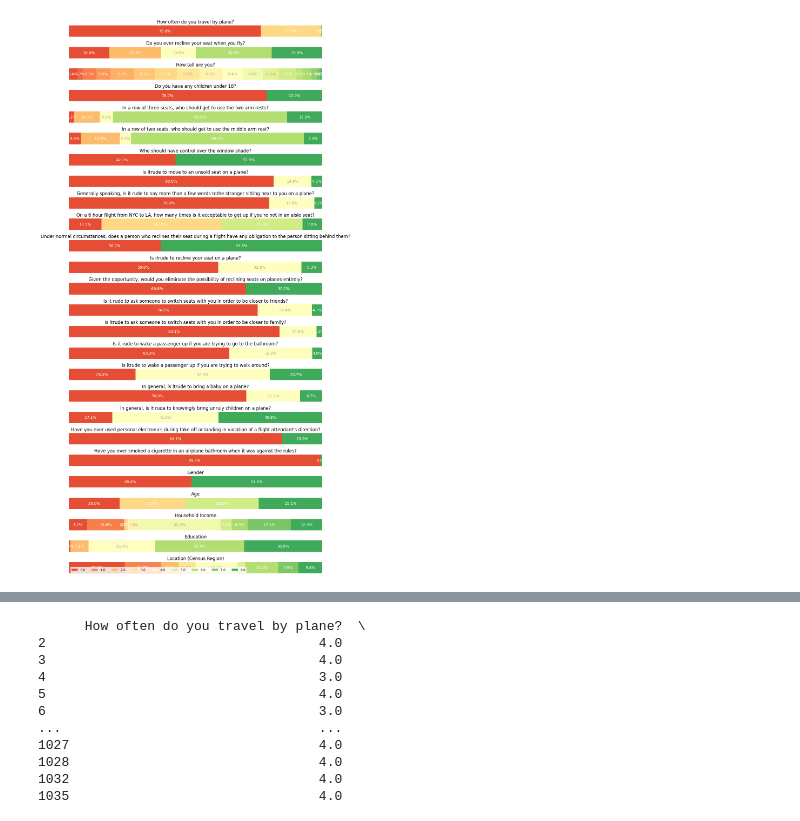
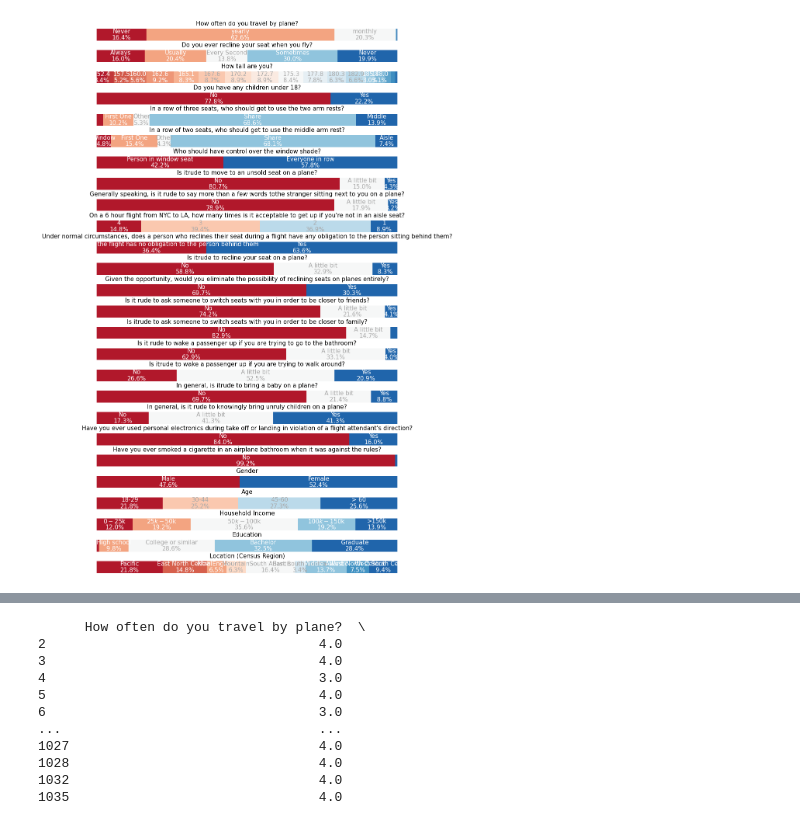
Before and after one commit to mloenker/flying-etiquette-data-lit, a Jupyter notebook: data_visualisation.ipynb, the cells around one changed output, grey strips where cells are left out. Drawn from its saved outputs; the diff is of its cells as text; code cells hidden in the pictures.

Commit message:
Bar Chart Update and required files

```diff
--- a/data_visualisation.ipynb
+++ b/data_visualisation.ipynb
@@ -4,5 +4,6 @@ import pandas as pd
 import matplotlib.pyplot as plt
 import seaborn as sns
 
-df = pd.read_csv('coded_final.csv')
+df = pd.read_csv('coded.csv')
+#df = df.dropna()
 #df = pd.read_csv('flying-etiquette.csv')
@@ -41,10 +10,33 @@ TypeError: can only concatenate str (not "float") to str
+# %%
+from features_trans_back import features_trans_back_shortened as features_trans_back
+for column in df.columns:
+    try:
+        features_trans_back(column)
+    except:
+        print(column, 'failed')
 # %%
 import numpy as np
 import matplotlib.pyplot as plt
 
-def adapted_survey(axes, question, answers, category_names, index):
+def adapted_survey(axes, question, answers, category_names, index, percentage_threshold=3, text_size=11):
     """
     Adapted survey function to handle variable number of answers per question and plot on a given axis.
+
+    Parameters:
+    - axes: matplotlib.axes.Axes
+        The axes array to plot the graph.
+    - question: str
+        The question label.
+    - answers: pandas.Series
+        A series of answers for the question.
+    - category_names: list of str
+        The category labels for this specific question.
+    - index: int
+        The index of the current question.
+    - percentage_threshold: float, optional (default=3)
+        The threshold below which percentage values will not be displayed.
+    - text_size: int, optional (default=12)
+        The font size for the text in the plot.
     """
     # Count the frequency of each answer and ensure the order is numerical
     answer_counts = answers.value_counts().reindex(category_names, fill_value=0).sort_index()
@@ -53,11 +45,13 @@ def adapted_survey(axes, question, answers, category_names, index):
     # Prepare data for plotting
     data = np.array(answer_counts)
     data_cum = data.cumsum()
-    category_colors = plt.get_cmap('RdYlGn')(np.linspace(0.15, 0.85, len(category_names)))
+
+    # Get a color map with a color for NaN values
+    category_colors = plt.get_cmap('RdBu')(np.linspace(0.1, 0.9, len(category_names) -1))  # Add 1 for NaN
 
     ax = axes[index] if len(axes) > 1 else axes
     ax.invert_xaxis()
-    ax.set_ylim(-0.25, 0.25)  # Makes bars thinner
+    ax.set_ylim(-0.15, 0.15)  # Makes bars thinner
     ax.yaxis.set_visible(False)
     ax.set_xlim(0, np.max(data_cum))
     ax.tick_params(axis='x', which='both', bottom=False, top=False, labelbottom=False)
@@ -66,43 +60,62 @@ def adapted_survey(axes, question, answers, category_names, index):
     for spine in ax.spines.values():
         spine.set_visible(False)
 
     # Set and adjust the position of the title
-    ax.set_title(question, loc='center')
+    ax.set_title(question, loc='center', fontsize=text_size)  # Adjust title font size
     ax.title.set_position([.5, 1.02])  # Further adjust title position
 
     for i, (colname, color) in enumerate(zip(category_names, category_colors)):
-        width = data[i]
+        # Filter out NaN values for the current category
+        filtered_answers = answers[answers.notna()]
+
+        width = filtered_answers[filtered_answers == colname].count()
         start = data_cum[i] - width
         ax.barh([question], width, left=start, height=0.5, label=colname, color=color)
 
         # Calculate and format the percentage
         percentage = (width / total_answers) * 100
-        text = f'{percentage:.1f}%'  # Format to 1 decimal place
+
+        # Display percentage values only if they are above the threshold
+        if percentage >= percentage_threshold:
+            text_percentage = f'{percentage:.1f}%'  # Format the percentage
+            try:
+                text_answer = features_trans_back(question).get(colname, colname)  # Get the text from the dictionary
+            except:
+                text_answer = colname  # Answer text
+            #text_answer = colname
+        else:
+            text_percentage = ''  # Hide the percentage text
+            text_answer = ''  # Hide the answer text
 
         r, g, b, _ = color
         text_color = 'white' if r * g * b < 0.5 else 'darkgrey'
-        ax.text(start + width / 2, 0, text, ha='center', va='center', color=text_color)
 
-    if index == len(axes) - 1:  # Add legend only once
-        ax.legend(ncol=len(category_names), bbox_to_anchor=(0, -0.1), loc='lower left', fontsize='small')
+        # Position the text inside the bar with reduced gap
+        text_x = start + width / 2
+        text_y_percentage = -0.08  # Adjust this value to control the gap between percentage and bar
+        text_y_answer = 0.08  # Adjust this value to control the gap between answer and bar
+        ax.text(text_x, text_y_percentage, text_percentage, ha='center', va='center', color=text_color, fontsize=text_size)  # Adjust font size
+
+        # Only display answer text if percentage text is displayed
+        if text_percentage:
+            ax.text(text_x, text_y_answer, text_answer, ha='center', va='center', color=text_color, fontsize=text_size)  # Adjust font size
 
 # Usage with your DataFrame
 question_columns = [column for column in df.columns if column not in ['RespondentID']]
 total_questions = len(question_columns)
 
 # Adjust the height of each subplot here
-subplot_height = 0.8  # Decrease this value to reduce vertical spacing
+subplot_height = 0.7  # Decrease this value to reduce vertical spacing
 fig, axes = plt.subplots(total_questions, 1, figsize=(10, total_questions * subplot_height), squeeze=False)
 axes = axes.flatten()
 
 for index, column in enumerate(question_columns):
     unique_answers = np.sort(df[column].unique())
-    adapted_survey(axes, column, df[column], unique_answers, index)
+    adapted_survey(axes, column, df[column], unique_answers, index, percentage_threshold=3, text_size=11)  # Adjust text size as needed
 
-# Adjust the spacing of the subplots here
-plt.subplots_adjust(hspace=0.5)  # Decrease this value to reduce spacing between subplots
-
-plt.tight_layout()
+# Remove horizontal padding between subplots
+plt.subplots_adjust(wspace=0)  # Set wspace to 0 to remove horizontal spacing between subplots
+plt.subplots_adjust(hspace=0.8)
 plt.show()
 # %% [output]
-[figure, old version]
+[figure, new version]
```
Also changed, not shown: parts of 5 cells of this notebook, 2 other files.
